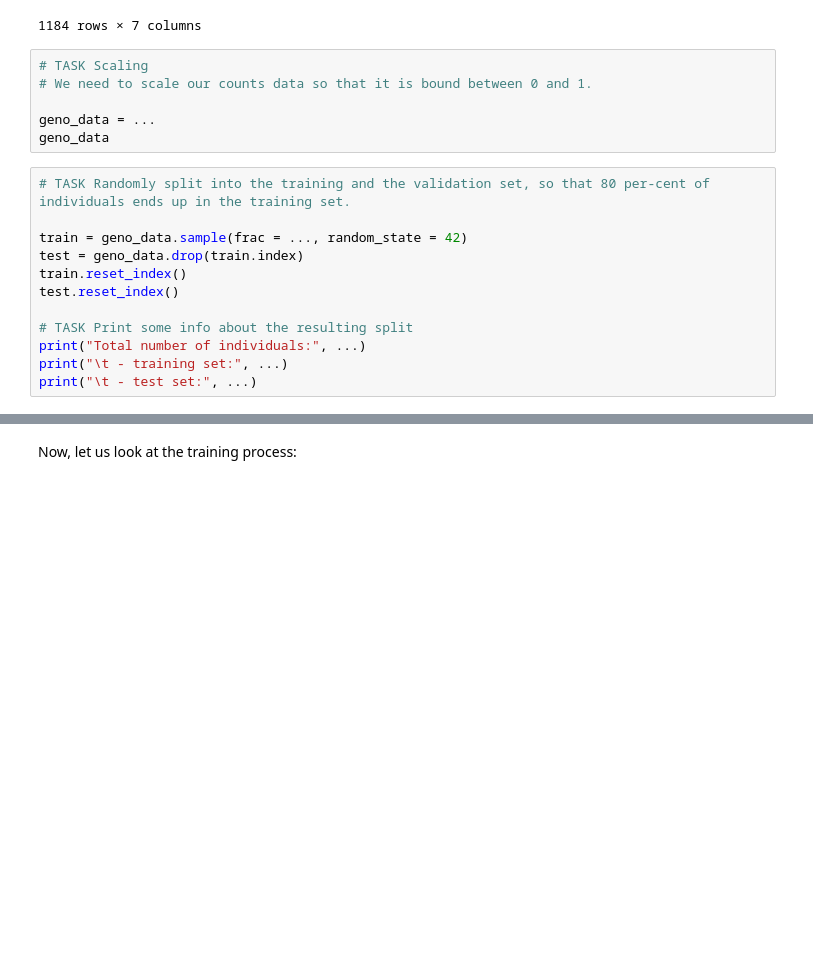
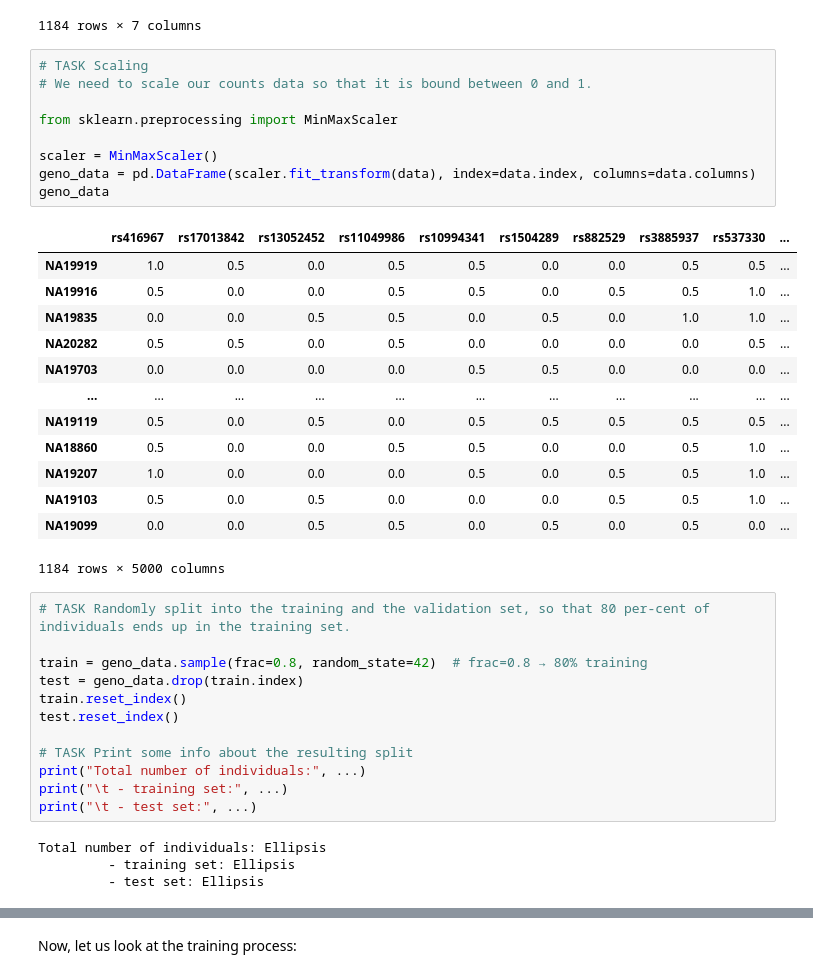
Before and after one commit to adrian-sica/ADL2025_exercises, a Jupyter notebook: Exercise9/Exercise_9_autoencoders_lab.ipynb, the cells around one changed output, grey strips where cells are left out. Drawn from its saved outputs; the diff is of its cells as text; blank space fills up the shorter version.

```diff
--- a/Exercise9/Exercise_9_autoencoders_lab.ipynb
+++ b/Exercise9/Exercise_9_autoencoders_lab.ipynb
@@ -62,13 +88,30 @@ pheno2
 # %%
 # TASK Scaling
 # We need to scale our counts data so that it is bound between 0 and 1.
 
-geno_data = ...
+from sklearn.preprocessing import MinMaxScaler
+
+scaler = MinMaxScaler()
+geno_data = pd.DataFrame(scaler.fit_transform(data), index=data.index, columns=data.columns)
 geno_data
+# %% [output]
+|  | rs416967 | rs17013842 | rs13052452 | rs11049986 | rs10994341 | rs1504289 | rs882529 | rs3885937 | rs537330 | ... |
+| NA19919 | 1.0 | 0.5 | 0.0 | 0.5 | 0.5 | 0.0 | 0.0 | 0.5 | 0.5 | ... |
+| NA19916 | 0.5 | 0.0 | 0.0 | 0.5 | 0.5 | 0.0 | 0.5 | 0.5 | 1.0 | ... |
+| NA19835 | 0.0 | 0.0 | 0.5 | 0.5 | 0.0 | 0.5 | 0.0 | 1.0 | 1.0 | ... |
+| NA20282 | 0.5 | 0.5 | 0.0 | 0.5 | 0.0 | 0.0 | 0.0 | 0.0 | 0.5 | ... |
+| NA19703 | 0.0 | 0.0 | 0.0 | 0.0 | 0.5 | 0.5 | 0.0 | 0.0 | 0.0 | ... |
+| ... | ... | ... | ... | ... | ... | ... | ... | ... | ... | ... |
+| NA19119 | 0.5 | 0.0 | 0.5 | 0.0 | 0.5 | 0.5 | 0.5 | 0.5 | 0.5 | ... |
+| NA18860 | 0.5 | 0.0 | 0.0 | 0.5 | 0.5 | 0.0 | 0.0 | 0.5 | 1.0 | ... |
+| NA19207 | 1.0 | 0.0 | 0.0 | 0.0 | 0.5 | 0.0 | 0.5 | 0.5 | 1.0 | ... |
+| NA19103 | 0.5 | 0.0 | 0.5 | 0.0 | 0.0 | 0.0 | 0.5 | 0.5 | 1.0 | ... |
+| NA19099 | 0.0 | 0.0 | 0.5 | 0.5 | 0.0 | 0.5 | 0.0 | 0.5 | 0.0 | ... |
+1184 rows × 5000 columns
 # %%
 # TASK Randomly split into the training and the validation set, so that 80 per-cent of individuals ends up in the training set.
 
-train = geno_data.sample(frac = ..., random_state = 42)
+train = geno_data.sample(frac=0.8, random_state=42)  # frac=0.8 → 80% training
 test = geno_data.drop(train.index)
 train.reset_index()
 test.reset_index()
@@ -77,6 +120,10 @@ test.reset_index()
 print("Total number of individuals:", ...)
 print("\t - training set:", ...)
 print("\t - test set:", ...)
+# %% [output]
+Total number of individuals: Ellipsis
+         - training set: Ellipsis
+         - test set: Ellipsis
 # %%
 # TASK Specify the autoencoder model
 
```
Also changed, not shown: parts of 9 cells of this notebook.
